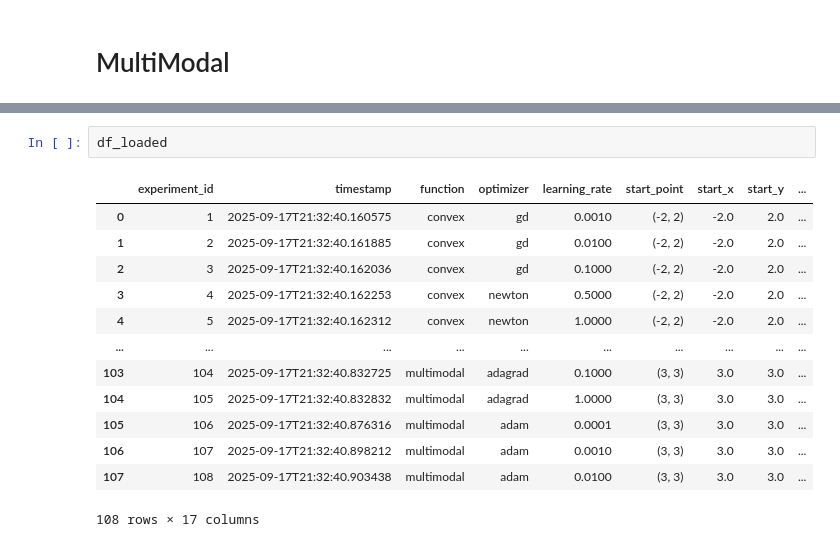
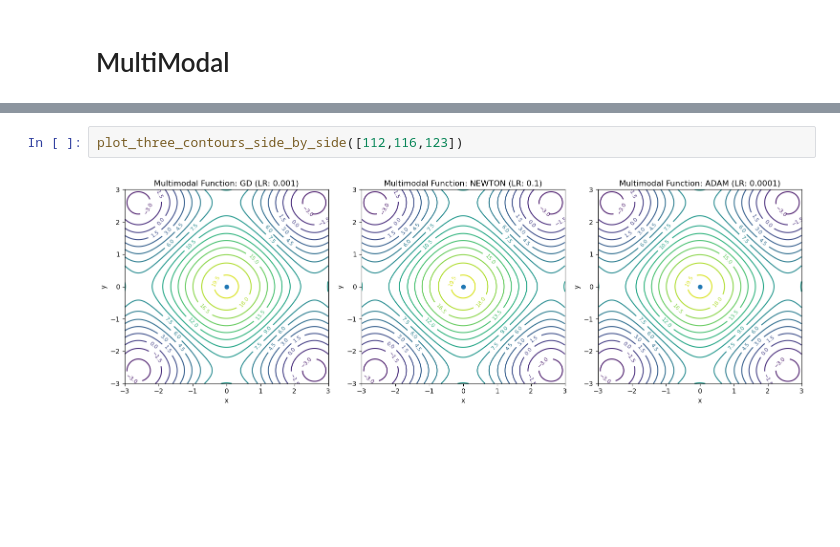
Before and after one commit to zh1322114772/Project1-GradientDescent, a Jupyter notebook: plots.ipynb, the cells around one changed output, grey strips where cells are left out. Drawn from its saved outputs; the diff is of its cells as text; blank space fills up the shorter version.

```diff
--- a/plots.ipynb
+++ b/plots.ipynb
@@ -173,16 +172,4 @@ plot_three_contours_side_by_side([6,7,8])
-# %%
-df_loaded
-# %% [output]
-|  | experiment_id | timestamp | function | optimizer | learning_rate | start_point | start_x | start_y | ... |
-| 0 | 1 | 2025-09-17T21:32:40.160575 | convex | gd | 0.0010 | (-2, 2) | -2.0 | 2.0 | ... |
-| 1 | 2 | 2025-09-17T21:32:40.161885 | convex | gd | 0.0100 | (-2, 2) | -2.0 | 2.0 | ... |
-| 2 | 3 | 2025-09-17T21:32:40.162036 | convex | gd | 0.1000 | (-2, 2) | -2.0 | 2.0 | ... |
-| 3 | 4 | 2025-09-17T21:32:40.162253 | convex | newton | 0.5000 | (-2, 2) | -2.0 | 2.0 | ... |
-| 4 | 5 | 2025-09-17T21:32:40.162312 | convex | newton | 1.0000 | (-2, 2) | -2.0 | 2.0 | ... |
-| ... | ... | ... | ... | ... | ... | ... | ... | ... | ... |
-| 103 | 104 | 2025-09-17T21:32:40.832725 | multimodal | adagrad | 0.1000 | (3, 3) | 3.0 | 3.0 | ... |
-| 104 | 105 | 2025-09-17T21:32:40.832832 | multimodal | adagrad | 1.0000 | (3, 3) | 3.0 | 3.0 | ... |
-| 105 | 106 | 2025-09-17T21:32:40.876316 | multimodal | adam | 0.0001 | (3, 3) | 3.0 | 3.0 | ... |
-| 106 | 107 | 2025-09-17T21:32:40.898212 | multimodal | adam | 0.0010 | (3, 3) | 3.0 | 3.0 | ... |
-| 107 | 108 | 2025-09-17T21:32:40.903438 | multimodal | adam | 0.0100 | (3, 3) | 3.0 | 3.0 | ... |
-108 rows × 17 columns
+# %%
+plot_three_contours_side_by_side([112,116,123])
+# %% [output]
+[figure, added]
```
Also changed, not shown: parts of 10 cells of this notebook, 10 other files.
